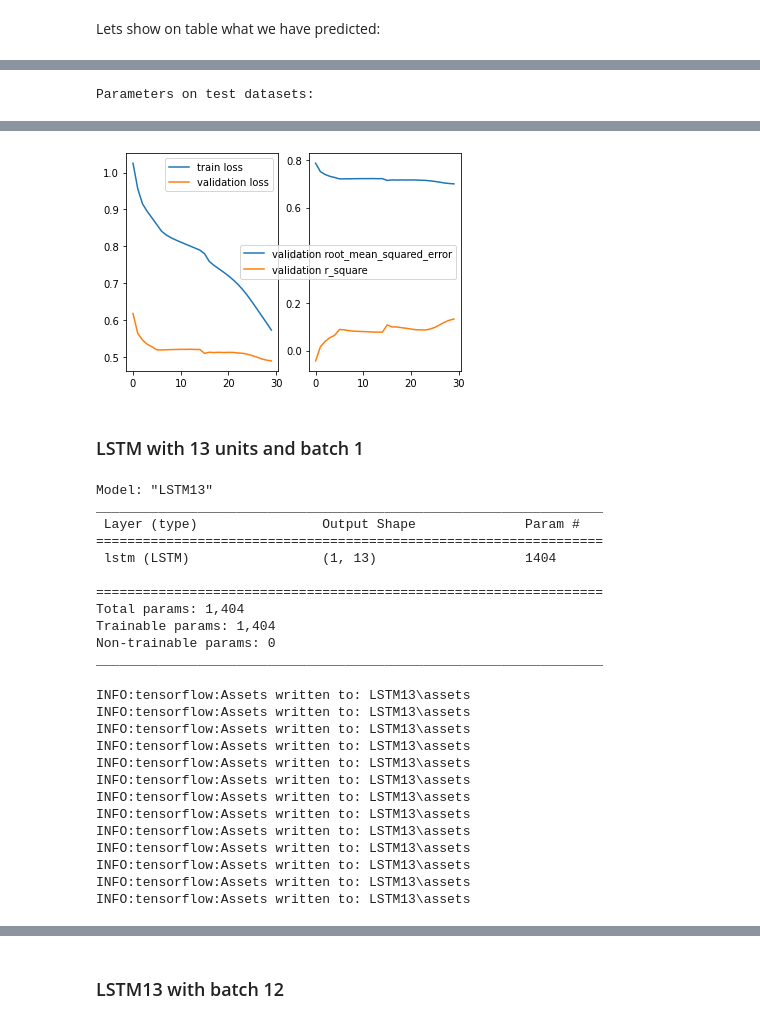
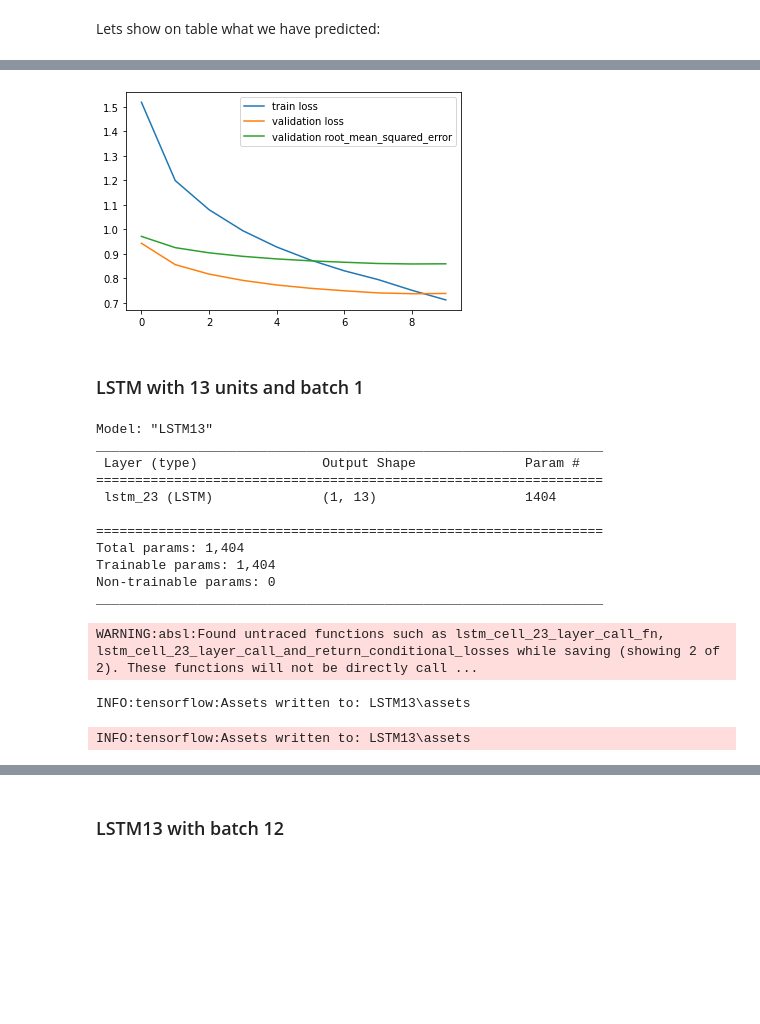
Before and after one commit to geniusserg/CovidPredict, a Jupyter notebook: data_analysis.ipynb, the cells around one changed output, grey strips where cells are left out. Saved outputs shown, nothing was run; the diff lists cells and outputs as text; code cells hidden in the pictures; blank space fills up the shorter version.

```diff
--- a/data_analysis.ipynb
+++ b/data_analysis.ipynb
@@ -369,33 +371,23 @@ print(y_test.shape)
 ### Training
 # %%
 #function with results
-def show_results(X_test, y_test, model, history, SAMPLE_N = 0, WINDOW = 3):
-    plt.subplot(121)
+def show_results(X_test, y_test, model, history):
     plt.plot(history.history["loss"])
     plt.plot(history.history["val_loss"])
-    plt.legend(["train loss", "validation loss"])
-    plt.subplot(122)
     plt.plot(history.history["val_root_mean_squared_error"])
-    plt.plot(history.history["val_r_square"])
-    plt.legend(["validation root_mean_squared_error", "validation r_square"])
-    X_test_0 = X_test[SAMPLE_N]
-    y_test_0 = y_test[SAMPLE_N]
-    y_pred = model.predict(np.array([X_test_0]*BATCH_SIZE), verbose=0)
-    y_pred_inv = scal_model.inverse_transform(y_pred)
-    predicted_values = [float("{:0.2f}".format(x)) for x in y_pred_inv[0]]
-    real_values = [float("{:0.2f}".format(x)) for x in scal_model.inverse_transform([y_test_0])[0]]
+    plt.legend(["train loss", "validation loss", "validation root_mean_squared_error"])
+    y_pred = model.predict(X_test, batch_size=BATCH_SIZE, verbose=0)
+    r2_stat = r2_score(y_pred, y_test, multioutput="raw_values")
+    predicted_values = scal_model.inverse_transform(y_pred)
+    real_values = scal_model.inverse_transform(y_test)
     last_values = []
-    for j in range(WINDOW):
-        last_values.append([float("{:0.2f}".format(x)) for x in scal_model.inverse_transform([X_test[SAMPLE_N][j]])[0]])
-    stats=[]
-    for i in range(len(real_values)):
-        stat = []
-        for j in range(WINDOW):
-            stat.append(last_values[j][i])
-        stat.append(real_values[i])
-        stat.append(predicted_values[i])
-        stats.append(stat)
-    df = pd.DataFrame({dinam_fact_df.columns[i]:stats[i] for i in range(len(stats))}, index=[*["prev"]*len(last_values), "real", "predicted"])
+    last_values.extend(scal_model.inverse_transform(X_test[0]))
+    stat=[]
+    stat.extend(last_values)
+    stat.append(real_values[0])
+    stat.append(predicted_values[0])
+    stat.append(r2_stat)
+    df = pd.DataFrame(stat, index=[*["prev"]*len(last_values), "real", "predicted", "R2"])
     print("Parameters on test datasets: \n")
     display(df)
     print(list(zip(model.metrics_names, model.evaluate(X_test, y_test, batch_size=BATCH_SIZE))))
@@ -410,7 +402,7 @@ model = Sequential(name="RNN13")
 model.add(Input((WINDOW, PARAMS_LENGTH), batch_size=BATCH_SIZE))
 model.add(SimpleRNN(PARAMS_LENGTH, activation="relu", return_sequences=False))
 model_simple_rnn_13 = model
-model_simple_rnn_13.compile(optimizer="adam", loss="mse", metrics=[RootMeanSquaredError(), RSquare()])
+model_simple_rnn_13.compile(optimizer="adam", loss="mse", metrics=[RootMeanSquaredError()])
 model_simple_rnn_13.summary()
 # %% [output]
 Model: "RNN13"
@@ -428,7 +420,8 @@ _________________________________________________________________
 Lets show learning history for the model. We see intersection on 15 epochs - model becomes overfit.
 # %%
 history = model_simple_rnn_13.fit(X_train, y_train,
- epochs=30, validation_split=0.1, batch_size=BATCH_SIZE,
- shuffle=False, callbacks=[ModelCheckpoint("RNN13", save_best_only=True, verbose=0)], verbose=0)
+ epochs=10, validation_split=0.1, batch_size=BATCH_SIZE,
+ shuffle=False, verbose=0)
+model_simple_rnn_13.save("RNN13")
 # %% [output]
 INFO:tensorflow:Assets written to: RNN13\assets
@@ -451,5 +429,5 @@ INFO:tensorflow:Assets written to: RNN13\assets
 # %% [markdown]
 Lets show on table what we have predicted:
 # %%
-show_results(X_test, y_test, model_simple_rnn_13, history, 1, 3)
+show_results(X_test, y_test, model_simple_rnn_13, history)
 # %% [output]
@@ -458 +443,0 @@ WARNING:tensorflow:5 out of the last 6 calls to <function Model.make_predict_fun
-Parameters on test datasets:
@@ -467,4 +444,4 @@ Parameters on test datasets:
-[figure, old version]
+[figure, new version]
 # %% [markdown]
 ### LSTM with 13 units and batch 1
 # %%
@@ -472,16 +449,16 @@ BATCH_SIZE=1
 
 model = Sequential(name="LSTM13")
 model.add(Input((WINDOW, PARAMS_LENGTH), batch_size=BATCH_SIZE))
-model.add(LSTM(PARAMS_LENGTH, activation="relu", return_sequences=False))
+model.add(LSTM(PARAMS_LENGTH, return_sequences=False))
 model_lstm_13 = model
-model_lstm_13.compile(optimizer="adam", loss="mse", metrics=[RootMeanSquaredError(), RSquare()])
+model_lstm_13.compile(optimizer="adam", loss="mse", metrics=[RootMeanSquaredError()])
 model_lstm_13.summary()
 # %% [output]
 Model: "LSTM13"
 _________________________________________________________________
  Layer (type)                Output Shape              Param #
 =================================================================
- lstm (LSTM)                 (1, 13)                   1404
+ lstm_23 (LSTM)              (1, 13)                   1404
 
 =================================================================
 Total params: 1,404
@@ -491,19 +468,10 @@ _________________________________________________________________
 # %%
 history = model_lstm_13.fit(X_train, y_train,
  epochs=30, validation_split=3/35, batch_size=BATCH_SIZE,
- shuffle=False, callbacks=[ModelCheckpoint("LSTM13", save_best_only=True, verbose=0)], verbose=0)
+ shuffle=False, verbose=0)
+model_lstm_13.save("LSTM13")
 # %% [output]
-INFO:tensorflow:Assets written to: LSTM13\assets
-INFO:tensorflow:Assets written to: LSTM13\assets
-INFO:tensorflow:Assets written to: LSTM13\assets
-INFO:tensorflow:Assets written to: LSTM13\assets
-INFO:tensorflow:Assets written to: LSTM13\assets
-INFO:tensorflow:Assets written to: LSTM13\assets
-INFO:tensorflow:Assets written to: LSTM13\assets
-INFO:tensorflow:Assets written to: LSTM13\assets
-INFO:tensorflow:Assets written to: LSTM13\assets
-INFO:tensorflow:Assets written to: LSTM13\assets
-INFO:tensorflow:Assets written to: LSTM13\assets
-INFO:tensorflow:Assets written to: LSTM13\assets
-INFO:tensorflow:Assets written to: LSTM13\assets
+WARNING:absl:Found untraced functions such as lstm_cell_23_layer_call_fn, lstm_cell_23_layer_call_and_return_conditional_losses while saving (showing 2 of 2). These functions will not be directly call ...
+INFO:tensorflow:Assets written to: LSTM13\assets
+INFO:tensorflow:Assets written to: LSTM13\assets
 # %%
```
Also changed, not shown: parts of 18 cells of this notebook, 35 other files.
